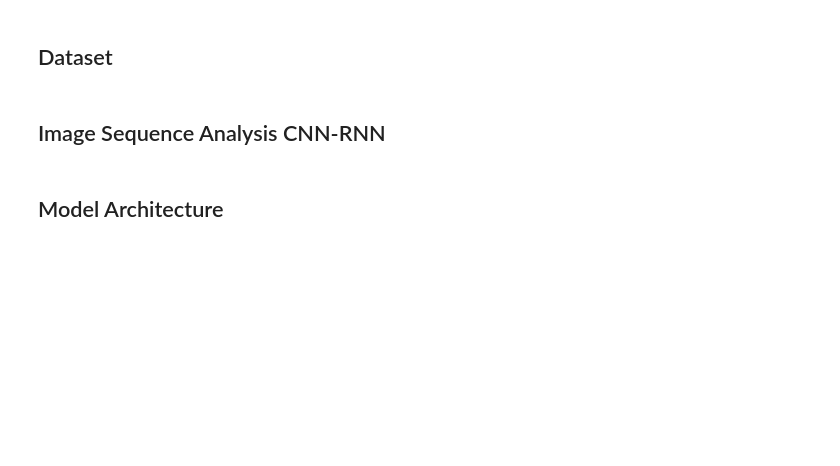
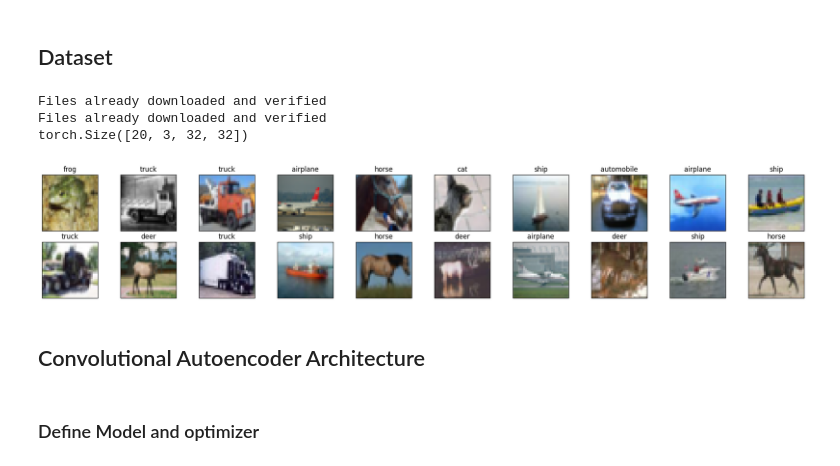
Before and after one commit to moha7108/CGM, a Jupyter notebook: Conditional Variational Autoencoder.ipynb, the cells around one changed output. Saved outputs shown, nothing was run; the diff lists cells and outputs as text; code cells hidden in the pictures; blank space fills up the shorter version.

```diff
--- a/Conditional Variational Autoencoder.ipynb
+++ b/Conditional Variational Autoencoder.ipynb
@@ -11,20 +38,57 @@ from torchvision import datasets, transforms
 # %% [markdown]
 ## Dataset
 # %%
-import os
-import pandas as pd
-from torchvision.io import read_image
-from torch.utils.data import Dataset
+num_workers = 0
+# how many samples per batch to load
+batch_size = 20
+# percentage of training set to use as validation
+valid_size = 0.2
 
-class Komatsuna_rgb(Dataset):
-    def __init__(self):
-        self.image_files
-    def __len__(self):
-        return len(self.img_labels)
-    def __getitem__(self, idx):
-        pass
+
+## Define preprocessing transformation applied to data
+transform = transforms.Compose([
+    transforms.ToTensor()
+    ])
+
+train_data = datasets.CIFAR10(
+    root='data',
+    train=True,
+    download=True,
+    transform=transform)
+
+validation_data = datasets.CIFAR10(
+    root='data',
+    train=False,
+    download=True,
+    transform=transform)
+
+valid_data, test_data = split_validation(validation_data)
+
+
+train_loader = torch.utils.data.DataLoader(train_data, batch_size=batch_size, num_workers=num_workers, shuffle=True)
+valid_loader = torch.utils.data.DataLoader(valid_data, batch_size=batch_size, num_workers=num_workers, shuffle=True)
+test_loader = torch.utils.data.DataLoader(test_data, batch_size=batch_size, num_workers=num_workers, shuffle=True)
+
+classes = ['airplane', 'automobile', 'bird', 'cat', 'deer',
+           'dog', 'frog', 'horse', 'ship', 'truck']
+
+
+dataiter = iter(train_loader)
+images, label = next(dataiter)
+
+print(images.shape)
+
+fig = plt.figure(figsize=(25,4))
+
+for i in np.arange(batch_size):
+    ax = fig.add_subplot(2, int(batch_size/2), i+1, xticks=[], yticks=[])
+    imshow(images[i])
+    ax.set_title(classes[label[i]])
+# %% [output]
+Files already downloaded and verified
+Files already downloaded and verified
+torch.Size([20, 3, 32, 32])
+[figure, added]
-# %% [markdown]
-## Image Sequence Analysis CNN-RNN
 # %% [markdown]
-## Model Architecture
+## Convolutional Autoencoder Architecture
 # %%
@@ -46,0 +153,2 @@ class CVAE(nn.Module):
+# %% [markdown]
+### Define Model and optimizer
```
Also changed, not shown: parts of 10 cells of this notebook, 1 other file.
